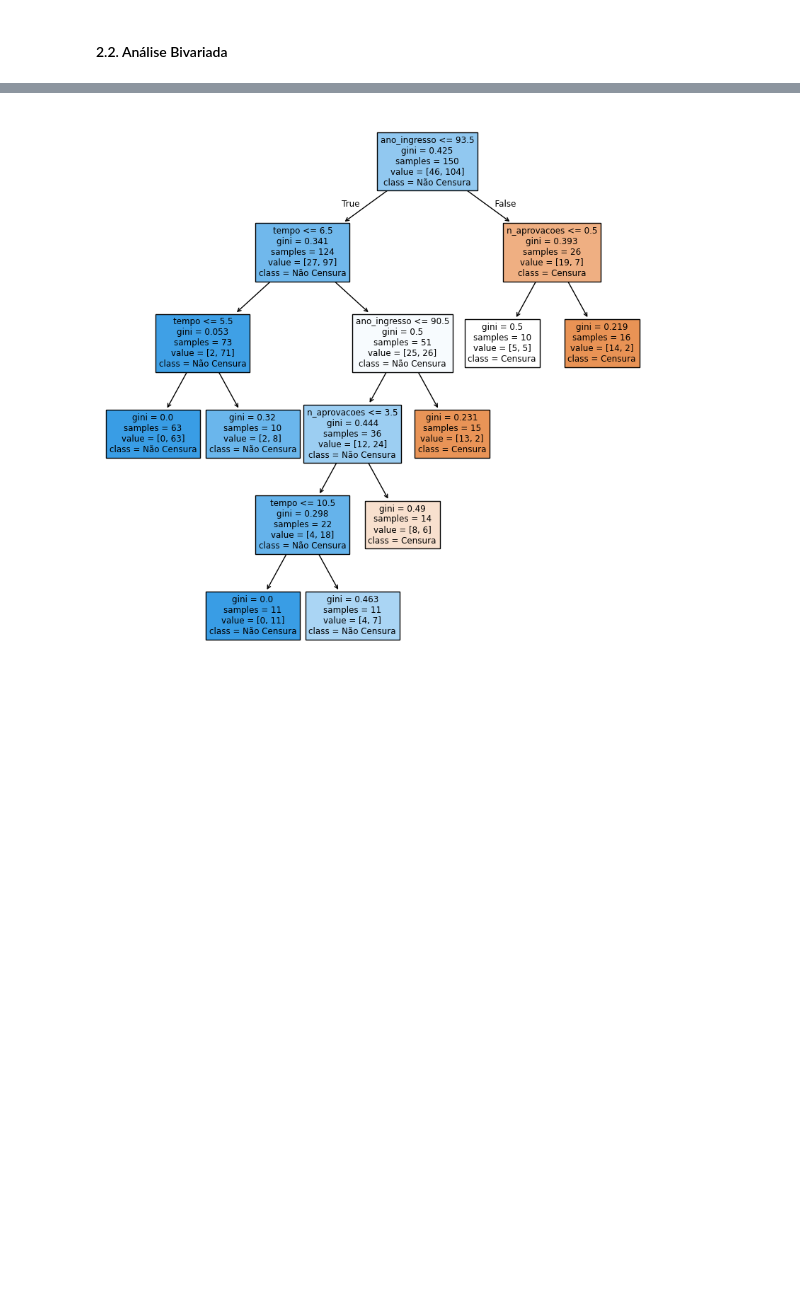
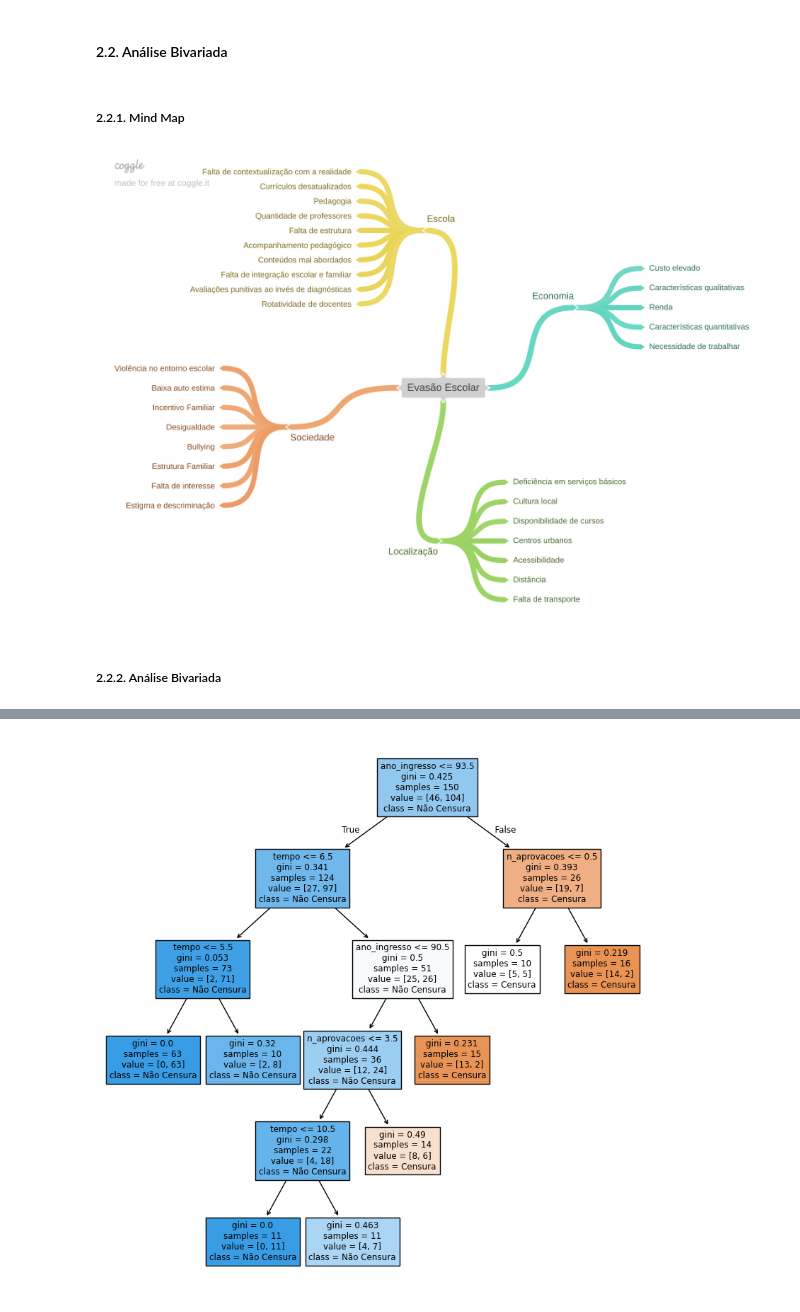
Before and after one commit to xGabrielR/Analise-de-Sobrevivencia-Aplicada-a-Evasao-Escolar, a Jupyter notebook: src/grc_01_analise_exploratoria.ipynb, the cells around one changed output, grey strips where cells are left out. Saved outputs shown, nothing was run; the diff lists cells and outputs as text; code cells hidden in the pictures; blank space fills up the shorter version.

Commit message:
Mapa de Hipóteses e Análise Exploratória

```diff
--- a/src/grc_01_analise_exploratoria.ipynb
+++ b/src/grc_01_analise_exploratoria.ipynb
@@ -137,3 +139,11 @@ plt.tight_layout()
 [figure]
 # %% [markdown]
 #### 2.2. Análise Bivariada
+# %% [markdown]
+##### 2.2.1. Mind Map
+# %%
+Image("../assets/mindmap.png")
+# %% [output]
+[figure, added]
+# %% [markdown]
+##### 2.2.2. Análise Bivariada
```
Also changed, not shown: parts of 17 cells of this notebook, 1 other file.
